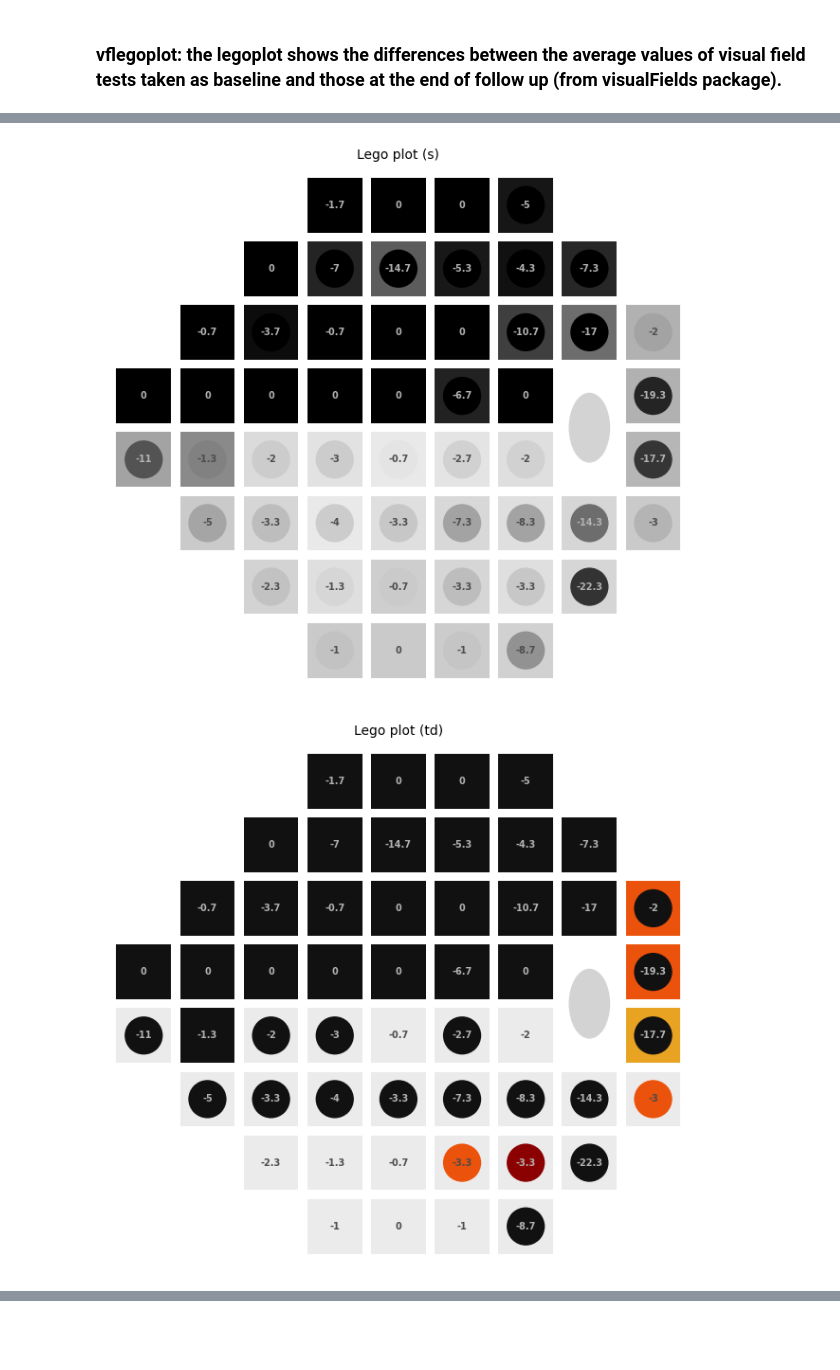
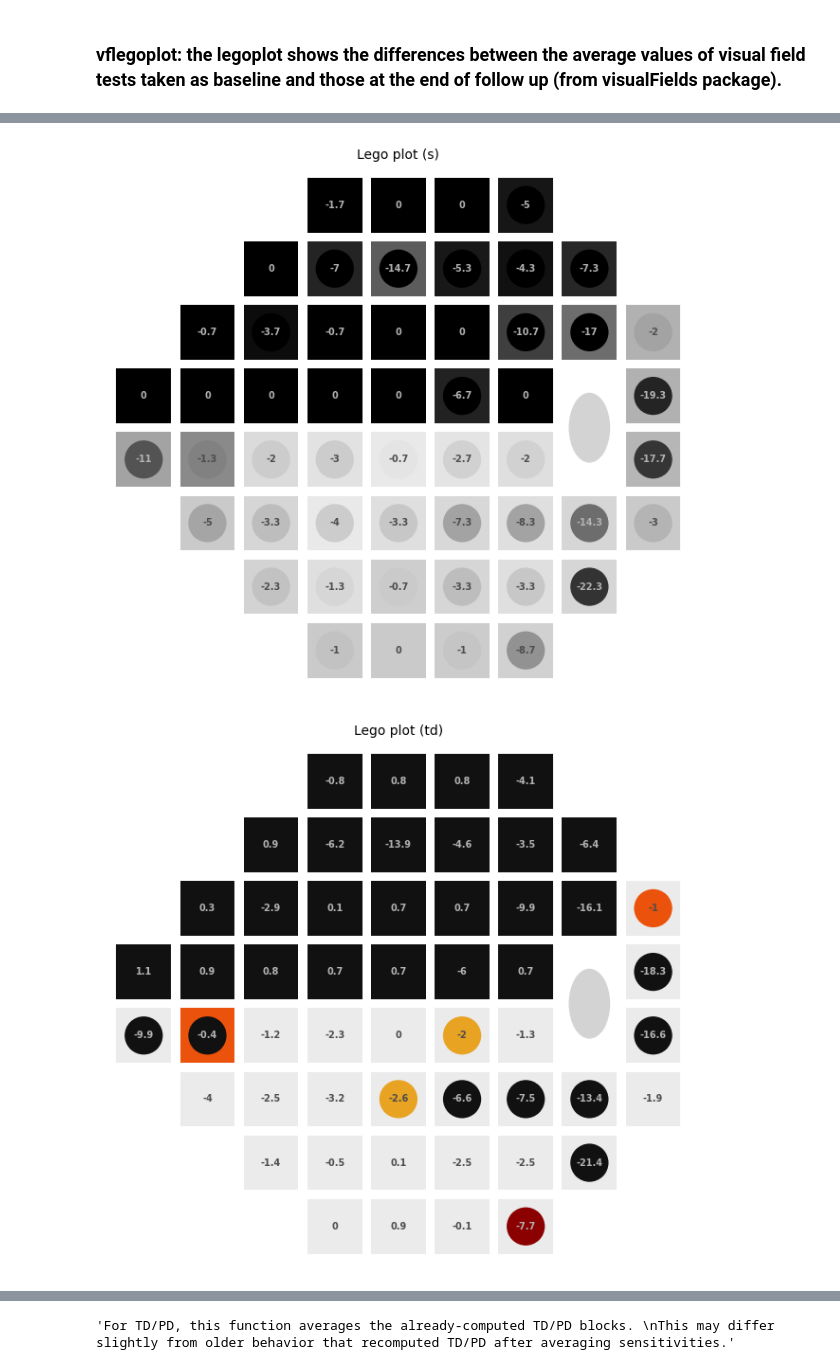
Before and after one commit to mohaEs/PyVisualField, a Jupyter notebook: demo_3_Plotting.ipynb, the cells around one changed output, grey strips where cells are left out. Saved outputs shown, nothing was run; the diff lists cells and outputs as text; code cells hidden in the pictures; blank space fills up the shorter version.

Commit message:
data strucure is fixed

```diff
--- a/demo_3_Plotting.ipynb
+++ b/demo_3_Plotting.ipynb
@@ -156,17 +182,25 @@ visualFields.vfplotplr_pd(df_vf_1, save=True, filename='file', fmt='png') # alia
 ### vflegoplot:  the legoplot shows the differences between the average values of visual field tests taken as baseline and those at the end of follow up (from visualFields package).
 # %%
 from PyVisualFields import visualFields
+from PyVisualFields.utils import vf_blocks, missing_blocks
+from PyVisualFields.utils import compute_missing_blocks
+from PyVisualFields.utils import canonicalize_vf_df, canonicalize_vf_row
 
-df_VFs_py = visualFields.data_vfpwgSunyiu24d2()#df_VFs_py data is acquired using vfpwgRetest24d2() function.
-filter1 = df_VFs_py.id=='sample1'
-filter2 = df_VFs_py.eye=='OD'
+df_VFs_py = canonicalize_vf_df(visualFields.data_vfpwgSunyiu24d2())#df_VFs_py data is acquired using vfpwgRetest24d2() function.
+df_VFs_py = compute_missing_blocks(df_VFs_py)
+
+filter1 = df_VFs_py.patientid=='sample1'
+filter2 = df_VFs_py.eyeid=='OD'
 df_vf_1 = df_VFs_py.loc[ filter1 & filter2]
 
 visualFields.vflegoplot(df_vf_1, type='s', save=True, filename='file', fmt='png') # types: s, td, pd
 visualFields.vflegoplot_s(df_vf_1, save=True, filename='file', fmt='png') # alias for vflegoplot(type='s')
 visualFields.vflegoplot_td(df_vf_1, save=True, filename='file', fmt='png') # alias for vflegoplot(type='td')
 visualFields.vflegoplot_pd(df_vf_1, save=True, filename='file', fmt='png') # alias for vflegoplot(type='pd')
+
+"""For TD/PD, this function averages the already-computed TD/PD blocks.
+This may differ slightly from older behavior that recomputed TD/PD after averaging sensitivities."""
 # %% [output]
 [figure]
 [figure]
-[figure, old version]
+[figure, new version]
@@ -174 +208,2 @@ visualFields.vflegoplot_pd(df_vf_1, save=True, filename='file', fmt='png') # ali
+'For TD/PD, this function averages the already-computed TD/PD blocks. \nThis may differ slightly from older behavior that recomputed TD/PD after averaging sensitivities.'
 # %% [markdown]
```
Also changed, not shown: parts of 11 cells of this notebook, 26 other files.
